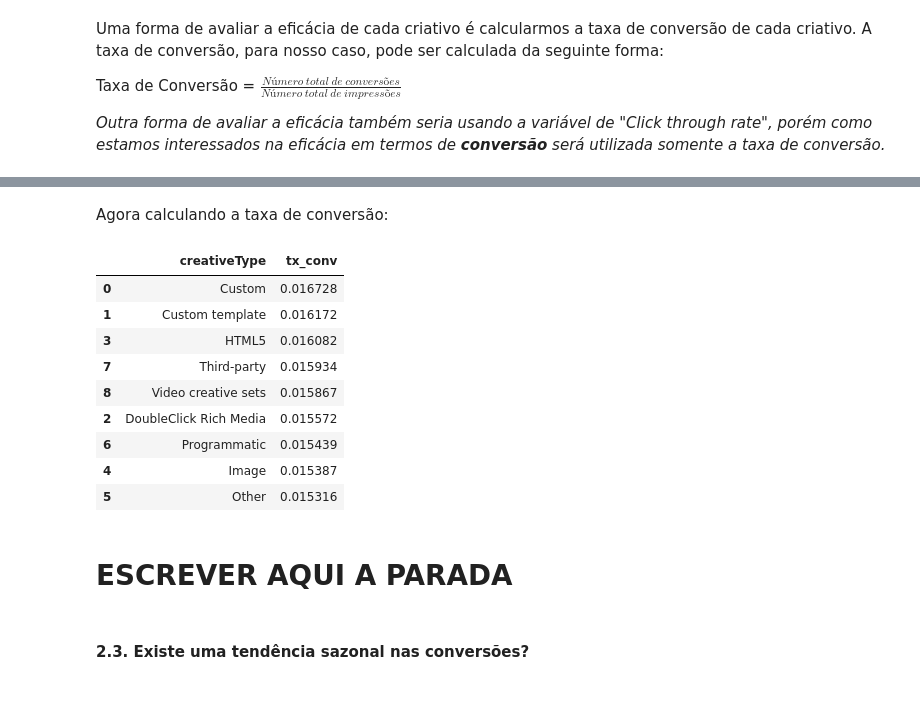
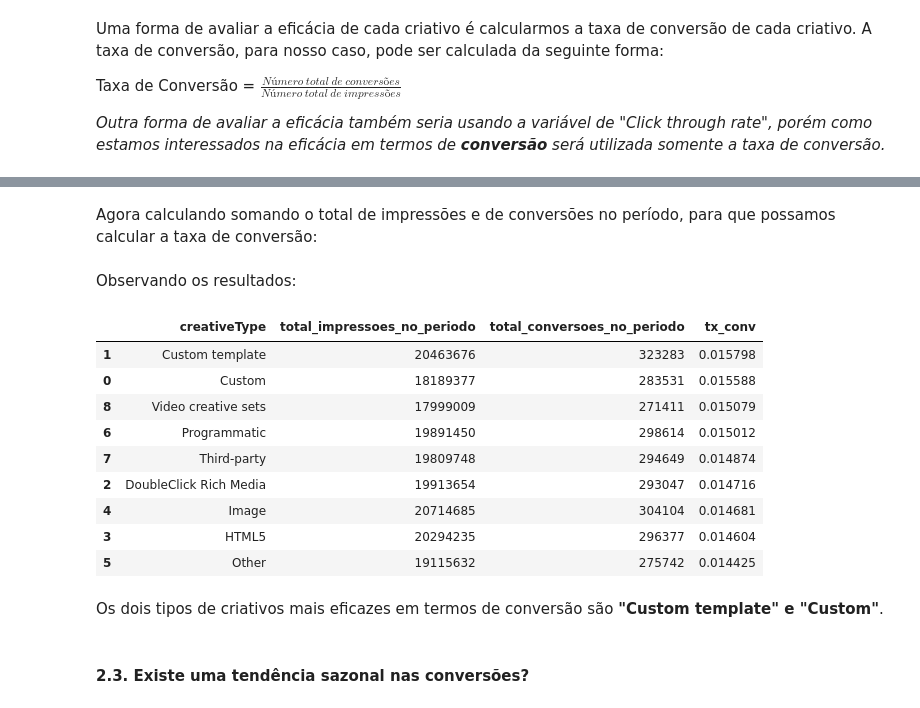
Before and after one commit to brunodifranco/bruno-case-tecnico-rbs, a Jupyter notebook: 12-10-2023-bruno-case-tecnico.ipynb, the cells around one changed output, grey strips where cells are left out. Drawn from its saved outputs; the diff is of its cells as text; code cells hidden in the pictures.

```diff
--- a/12-10-2023-bruno-case-tecnico.ipynb
+++ b/12-10-2023-bruno-case-tecnico.ipynb
@@ -161,2 +161,13 @@ Primeiro vamos agrupar por cada dia e cada criativo:
 # %%
-df_aux = df[["date","creativeType", "clickThroughConversions", "viewThroughConversions", "totalLineItemLevelImpressions"]].groupby(["creativeType", "date"]).sum().reset_index()
+df_conv = (df[[
+               "date",
+               "creativeType",
+               "clickThroughConversions",
+               "viewThroughConversions",
+               "totalLineItemLevelImpressions"]]
+               .groupby(["creativeType", "date"])
+               .sum()
+               .reset_index())
+
+# total de conversões
+df_conv["total_conv"] = df_conv["clickThroughConversions"] + df_conv["viewThroughConversions"]
@@ -179,2 +190,2 @@ df_aux
 # %% [markdown]
-Agora calculando a taxa de conversão:
+Agora calculando somando o total de impressões e de conversões no período, para que possamos calcular a taxa de conversão:
@@ -187,18 +192,34 @@ df_aux["tx_conv"] = df_aux["total_conv"]/df_aux["totalLineItemLevelImpressions"]
+# %%
+df_conv = (df_conv[[
+                    "creativeType",
+                    "totalLineItemLevelImpressions",
+                    "total_conv"]]
+                    .groupby("creativeType")
+                    .sum()
+                    .reset_index()
+                    .rename(columns={"totalLineItemLevelImpressions": "total_impressoes_no_periodo",
+                                    "total_conv": "total_conversoes_no_periodo"}
+                    ))
+
+# taxa de conversao
+df_conv["tx_conv"] = df_conv["total_conversoes_no_periodo"]/df_conv["total_impressoes_no_periodo"]
+# %% [markdown]
+Observando os resultados:
 # %%
-df_aux[["creativeType","tx_conv"]].groupby("creativeType").mean().reset_index().sort_values(by="tx_conv", ascending=False)
+df_conv.sort_values(by="tx_conv", ascending=False)
 # %% [output]
-|  | creativeType | tx_conv |
-| 0 | Custom | 0.016728 |
-| 1 | Custom template | 0.016172 |
-| 3 | HTML5 | 0.016082 |
-| 7 | Third-party | 0.015934 |
-| 8 | Video creative sets | 0.015867 |
-| 2 | DoubleClick Rich Media | 0.015572 |
-| 6 | Programmatic | 0.015439 |
-| 4 | Image | 0.015387 |
-| 5 | Other | 0.015316 |
+|  | creativeType | total_impressoes_no_periodo | total_conversoes_no_periodo | tx_conv |
+| 1 | Custom template | 20463676 | 323283 | 0.015798 |
+| 0 | Custom | 18189377 | 283531 | 0.015588 |
+| 8 | Video creative sets | 17999009 | 271411 | 0.015079 |
+| 6 | Programmatic | 19891450 | 298614 | 0.015012 |
+| 7 | Third-party | 19809748 | 294649 | 0.014874 |
+| 2 | DoubleClick Rich Media | 19913654 | 293047 | 0.014716 |
+| 4 | Image | 20714685 | 304104 | 0.014681 |
+| 3 | HTML5 | 20294235 | 296377 | 0.014604 |
+| 5 | Other | 19115632 | 275742 | 0.014425 |
-# %% [markdown]
-# ESCREVER AQUI A PARADA
+# %% [markdown]
+Os dois tipos de criativos mais eficazes em termos de conversão são **"Custom template" e "Custom"**.
 # %% [markdown]
 #### 2.3. **Existe uma tendência sazonal nas conversões?**
 # %% [markdown]
```
Also changed, not shown: parts of 36 cells of this notebook, 1 other file.
